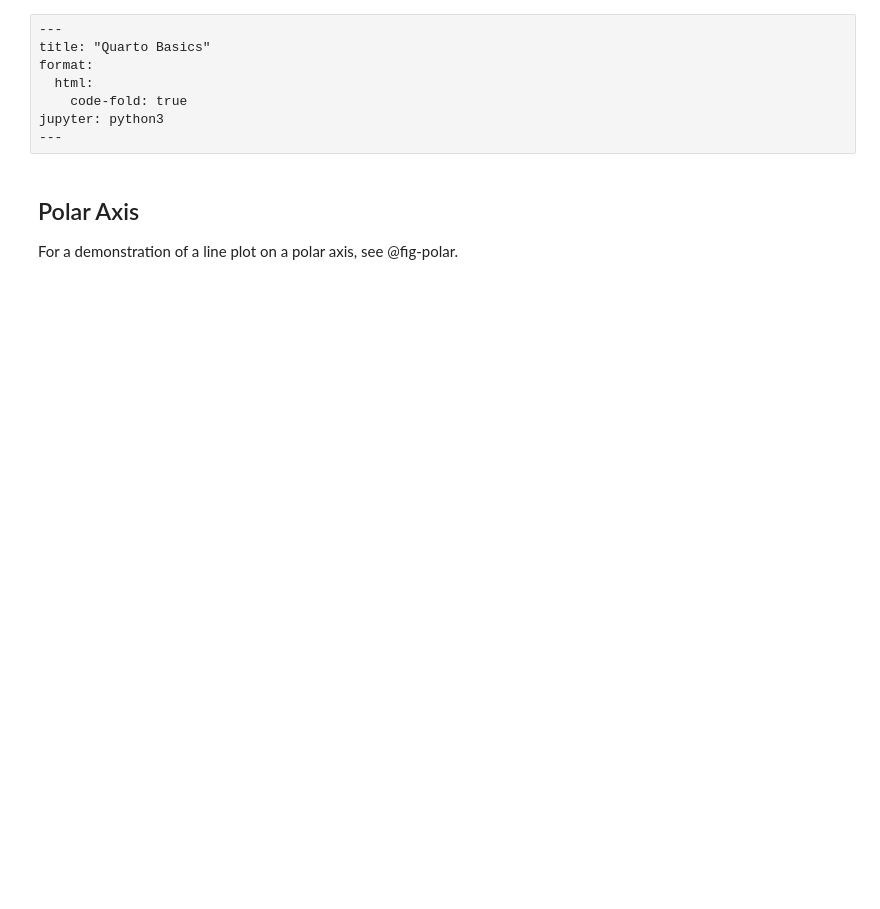
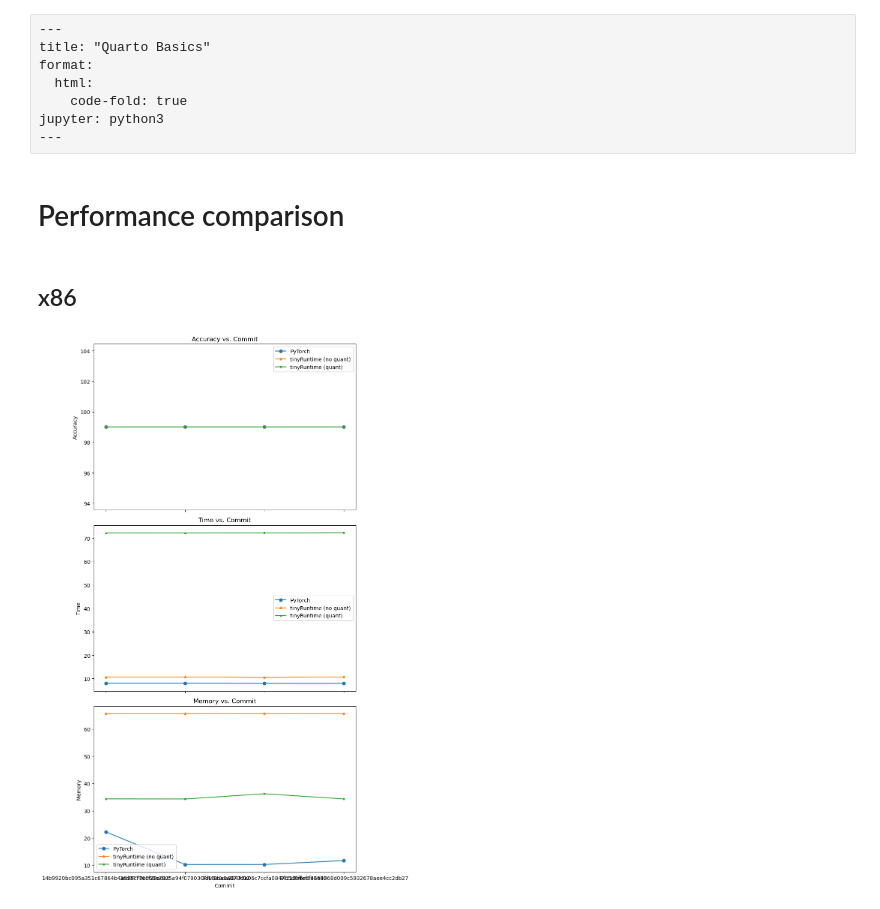
Before and after one commit to harukadoyu/njtest, a Jupyter notebook: hello.ipynb, the cells around one changed output. Cells and saved outputs as stored; diff of their text form; code cells hidden in the pictures; blank space fills up the shorter version.

```diff
--- a/hello.ipynb
+++ b/hello.ipynb
@@ -7,20 +7,55 @@ format:
 jupyter: python3
 ---
 # %% [markdown]
-## Polar Axis
-
-For a demonstration of a line plot on a polar axis, see @fig-polar.
+# Performance comparison
+# %% [markdown]
+## x86
 # %%
 #| label: fig-polar
-#| fig-cap: "A line plot on a polar axis"
+#| fig-cap: "Accuracy comparison"
 
 import pandas as pd
 import matplotlib.pyplot as plt
 
-# Load CSV file into DataFrame
+# Load the data
 df = pd.read_csv('benchmark.csv')
+df = df[df["Platform"] == "x86_64"]
 
-df_pytorch = df[df["Runtime"]=="PyTorch"]
-#df_trv = df[df["Runtime"]=="tinyRuntime"].loc[df["Quantization"]==False]
-#df_trq = df[df["Runtime"]=="tinyRuntime"].loc[df["Quantization"]==True]
-plt.plot(df_pytorch["Commit"], df_pytorch["Accuracy"], "o")
+# Filter data for each runtime and quantization type
+df_pytorch = df[df["Runtime"] == "PyTorch"]
+df_trv = df[(df["Runtime"] == "tinyRuntime") & (df["Quantization"] == False)]
+df_trq = df[(df["Runtime"] == "tinyRuntime") & (df["Quantization"] == True)]
+
+# Create subplots
+fig, axs = plt.subplots(3, 1, figsize=(10, 15), sharex=True)
+
+# Plot Accuracy vs. Commit
+axs[0].plot(df_pytorch["Commit"], df_pytorch["Accuracy"], "o-", label='PyTorch')
+axs[0].plot(df_trv["Commit"], df_trv["Accuracy"], "*-", label='tinyRuntime (no quant)')
+axs[0].plot(df_trq["Commit"], df_trq["Accuracy"], ".-", label='tinyRuntime (quant)')
+axs[0].set_ylabel('Accuracy')
+axs[0].set_title('Accuracy vs. Commit')
+axs[0].legend()
+
+# Plot Time vs. Commit
+axs[1].plot(df_pytorch["Commit"], df_pytorch["Time"], "o-", label='PyTorch')
+axs[1].plot(df_trv["Commit"], df_trv["Time"], "*-", label='tinyRuntime (no quant)')
+axs[1].plot(df_trq["Commit"], df_trq["Time"], ".-", label='tinyRuntime (quant)')
+axs[1].set_ylabel('Time')
+axs[1].set_title('Time vs. Commit')
+axs[1].legend()
+
+# Plot Memory vs. Commit
+axs[2].plot(df_pytorch["Commit"], df_pytorch["Max memory"], "o-", label='PyTorch')
+axs[2].plot(df_trv["Commit"], df_trv["Max memory"], "*-", label='tinyRuntime (no quant)')
+axs[2].plot(df_trq["Commit"], df_trq["Max memory"], ".-", label='tinyRuntime (quant)')
+axs[2].set_ylabel('Memory')
+axs[2].set_title('Memory vs. Commit')
+axs[2].legend()
+
+# Set common x-label
+plt.xlabel('Commit')
+plt.tight_layout()
+plt.show()
+# %% [output]
+[figure, added]
```
Also changed, not shown: parts of 2 cells of this notebook.
